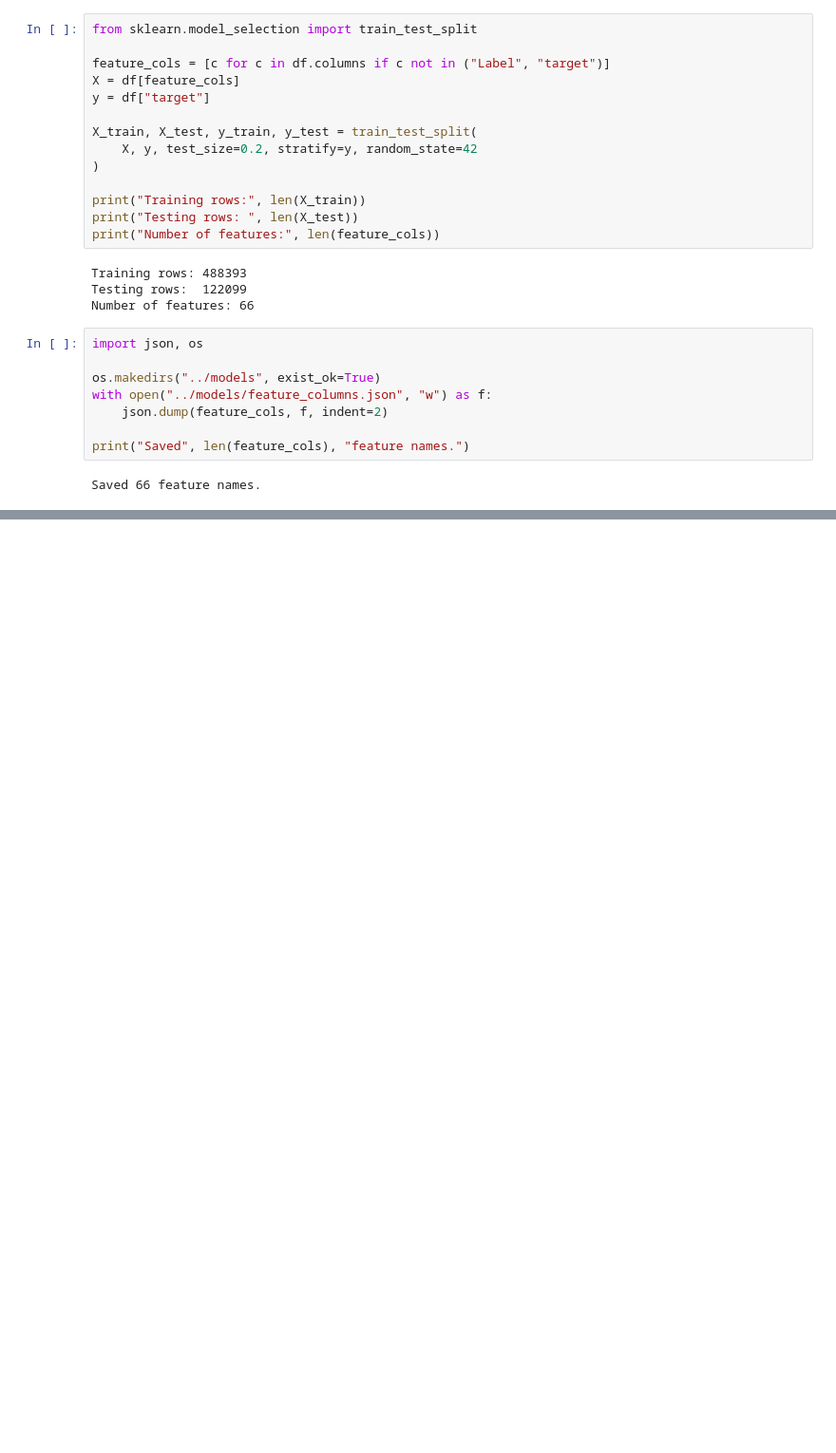
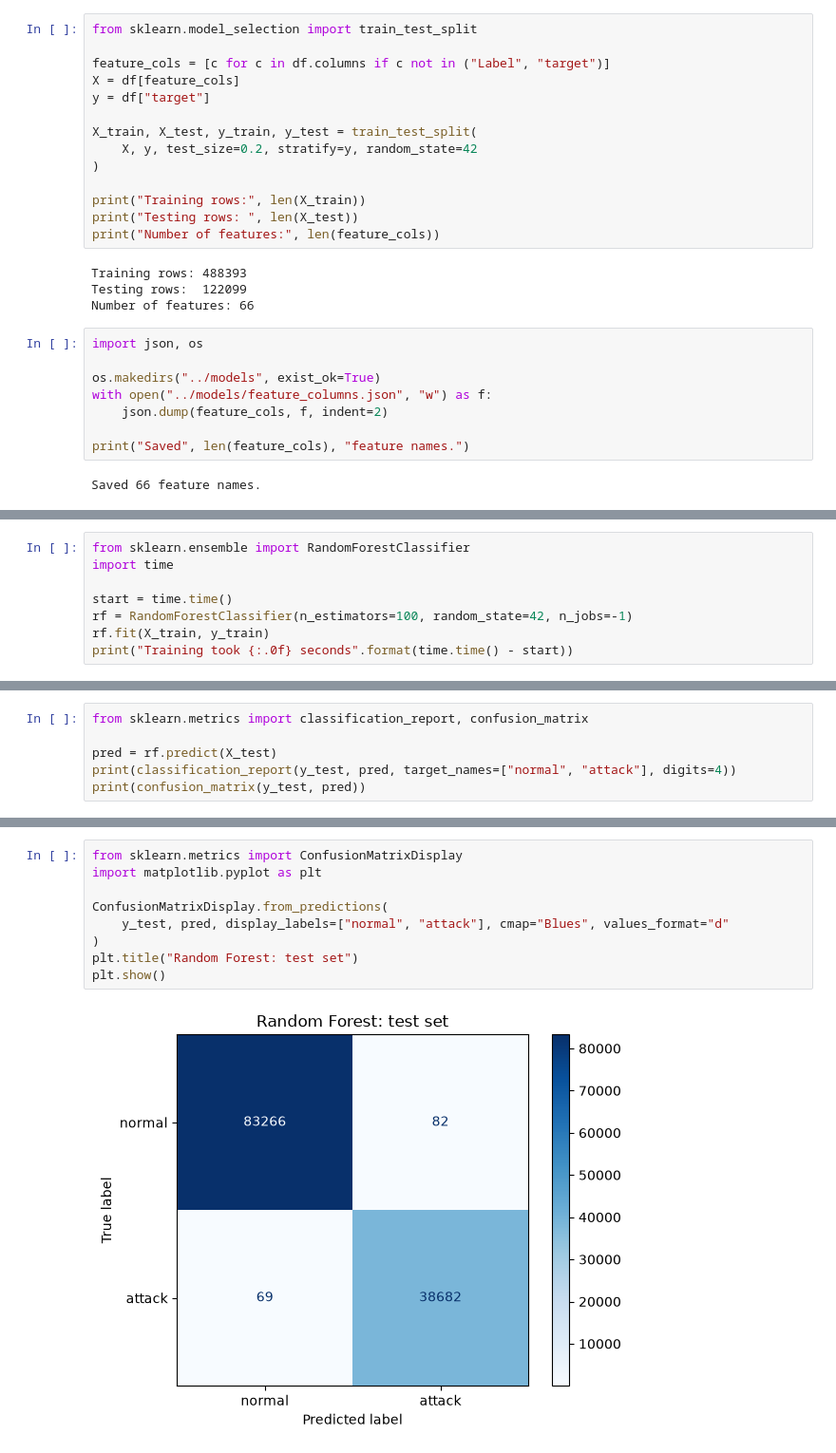
Before and after one commit to nileshthapliyal220/NIDS-project, a Jupyter notebook: notebooks/01_explore.ipynb, the cells around one changed output, grey strips where cells are left out. Shown at 95% size. Drawn from its saved outputs; the diff is of its cells as text; blank space fills up the shorter version.

Commit message:
Trained first intrusion detection model

```diff
--- a/notebooks/01_explore.ipynb
+++ b/notebooks/01_explore.ipynb
@@ -201,0 +209,8 @@ Saved 66 feature names.
+# %%
+from sklearn.ensemble import RandomForestClassifier
+import time
+
+start = time.time()
+rf = RandomForestClassifier(n_estimators=100, random_state=42, n_jobs=-1)
+rf.fit(X_train, y_train)
+print("Training took {:.0f} seconds".format(time.time() - start))
@@ -201,0 +219,6 @@ Saved 66 feature names.
+# %%
+from sklearn.metrics import classification_report, confusion_matrix
+
+pred = rf.predict(X_test)
+print(classification_report(y_test, pred, target_names=["normal", "attack"], digits=4))
+print(confusion_matrix(y_test, pred))
@@ -201,0 +237,11 @@ Saved 66 feature names.
+# %%
+from sklearn.metrics import ConfusionMatrixDisplay
+import matplotlib.pyplot as plt
+
+ConfusionMatrixDisplay.from_predictions(
+    y_test, pred, display_labels=["normal", "attack"], cmap="Blues", values_format="d"
+)
+plt.title("Random Forest: test set")
+plt.show()
+# %% [output]
+[figure, added]
```
Also changed, not shown: parts of 7 cells of this notebook, 1 other file.
